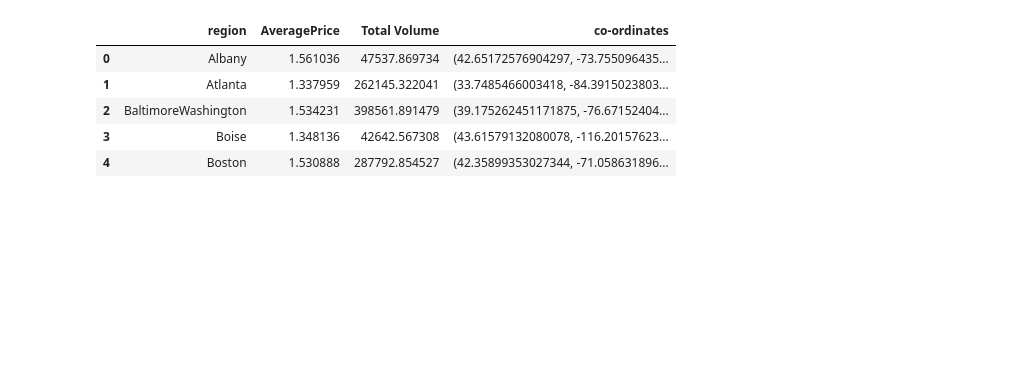
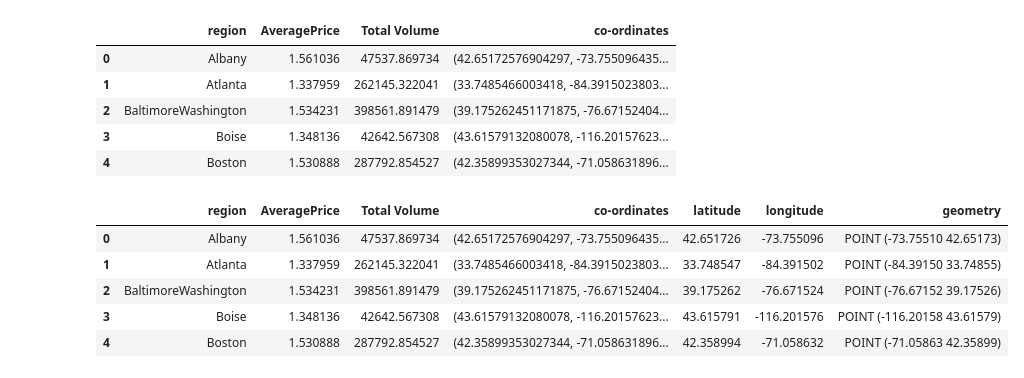
Before and after one commit to jconoranderson/avo_map, a Jupyter notebook: avacados.ipynb, the cells around one changed output. Cells and saved outputs as stored; diff of their text form; code cells hidden in the pictures; blank space fills up the shorter version.

```diff
--- a/avacados.ipynb
+++ b/avacados.ipynb
@@ -114,3 +124,13 @@ df.head()
 | 2 | BaltimoreWashington | 1.534231 | 398561.891479 | (39.175262451171875, -76.67152404... |
 | 3 | Boise | 1.348136 | 42642.567308 | (43.61579132080078, -116.20157623... |
 | 4 | Boston | 1.530888 | 287792.854527 | (42.35899353027344, -71.058631896... |
+# %%
+df[['latitude', 'longitude']] = pd.DataFrame(df['co-ordinates'].tolist(), index=df.index)
+df.head()
+# %% [output]
+|  | region | AveragePrice | Total Volume | co-ordinates | latitude | longitude | geometry |
+| 0 | Albany | 1.561036 | 47537.869734 | (42.65172576904297, -73.755096435... | 42.651726 | -73.755096 | POINT (-73.75510 42.65173) |
+| 1 | Atlanta | 1.337959 | 262145.322041 | (33.7485466003418, -84.3915023803... | 33.748547 | -84.391502 | POINT (-84.39150 33.74855) |
+| 2 | BaltimoreWashington | 1.534231 | 398561.891479 | (39.175262451171875, -76.67152404... | 39.175262 | -76.671524 | POINT (-76.67152 39.17526) |
+| 3 | Boise | 1.348136 | 42642.567308 | (43.61579132080078, -116.20157623... | 43.615791 | -116.201576 | POINT (-116.20158 43.61579) |
+| 4 | Boston | 1.530888 | 287792.854527 | (42.35899353027344, -71.058631896... | 42.358994 | -71.058632 | POINT (-71.05863 42.35899) |
```
Also changed, not shown: parts of 3 cells of this notebook.
